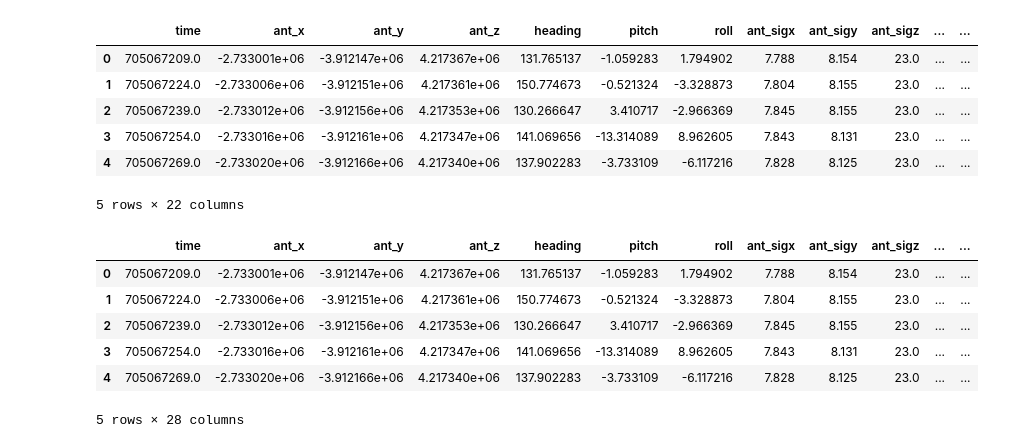
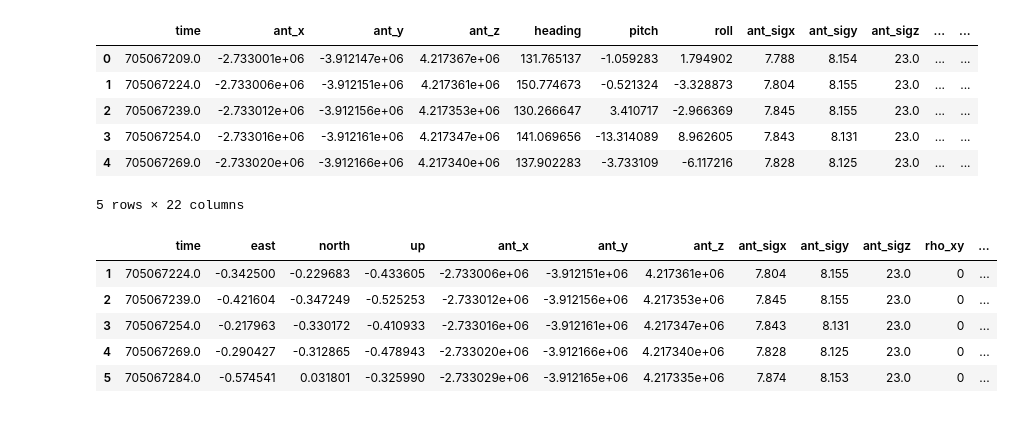
Before and after one commit to EarthScope/es_sfgtools, a Jupyter notebook: dev/notebooks/ncc1_demo.ipynb, the cells around one changed output. Saved outputs shown, nothing was run; the diff lists cells and outputs as text; code cells hidden in the pictures.

```diff
--- a/dev/notebooks/ncc1_demo.ipynb
+++ b/dev/notebooks/ncc1_demo.ipynb
@@ -208,15 +208,13 @@ shotdata.head()
 position_df_0 = shotdata[["pingTime", "east0", "north0", "up0","head0","pitch0","roll0","east_std0","north_std0","up_std0"]]
 position_df_1 = shotdata[["returnTime", "east1", "north1", "up1","head1","pitch1","roll1","east_std1","north_std1","up_std1"]]
 
-east_velocity_0 = position_df_0["east0"].diff() / position_df_0["pingTime"].diff()
-north_velocity_0 = position_df_0["north0"].diff() / position_df_0["pingTime"].diff()
-up_velocity_0 = position_df_0["up0"].diff() / position_df_0["pingTime"].diff()
+east_velocity_0 = position_df_0["east0"].diff() / position_df_0["pingTime"].apply(lambda x: x.timestamp()).diff()
+north_velocity_0 = position_df_0["north0"].diff() / position_df_0["pingTime"].apply(lambda x: x.timestamp()).diff()
+up_velocity_0 = position_df_0["up0"].diff() / position_df_0["pingTime"].apply(lambda x: x.timestamp()).diff()
 
-east_velocity_1 = position_df_1["east1"].diff() / position_df_1["returnTime"].diff()
-north_velocity_1 = position_df_1["north1"].diff() / position_df_1["returnTime"].diff()
-up_velocity_1 = position_df_1["up1"].diff() / position_df_1["returnTime"].diff()
-
-
+east_velocity_1 = position_df_1["east1"].diff() / position_df_1["returnTime"].apply(lambda x: x.timestamp()).diff()
+north_velocity_1 = position_df_1["north1"].diff() / position_df_1["returnTime"].apply(lambda x: x.timestamp()).diff()
+up_velocity_1 = position_df_1["up1"].diff() / position_df_1["returnTime"].apply(lambda x: x.timestamp()).diff()
 
 position_df_0 = position_df_0.rename(columns={"east0": "ant_x", "north0": "ant_y", "up0": "ant_z"})
 
@@ -269,14 +267,15 @@ position_df.head()
 | 3 | 705067254.0 | -2.733016e+06 | -3.912161e+06 | 4.217347e+06 | 141.069656 | -13.314089 | 8.962605 | 7.843 | 8.131 | 23.0 | ... | ... |
 | 4 | 705067269.0 | -2.733020e+06 | -3.912166e+06 | 4.217340e+06 | 137.902283 | -3.733109 | -6.117216 | 7.828 | 8.125 | 23.0 | ... | ... |
 5 rows × 22 columns
-# %%
-df_all = pd.concat([position_df, gps_df])
-df_all.head()
-# %% [output]
-|  | time | ant_x | ant_y | ant_z | heading | pitch | roll | ant_sigx | ant_sigy | ant_sigz | ... | ... |
-| 0 | 705067209.0 | -2.733001e+06 | -3.912147e+06 | 4.217367e+06 | 131.765137 | -1.059283 | 1.794902 | 7.788 | 8.154 | 23.0 | ... | ... |
-| 1 | 705067224.0 | -2.733006e+06 | -3.912151e+06 | 4.217361e+06 | 150.774673 | -0.521324 | -3.328873 | 7.804 | 8.155 | 23.0 | ... | ... |
-| 2 | 705067239.0 | -2.733012e+06 | -3.912156e+06 | 4.217353e+06 | 130.266647 | 3.410717 | -2.966369 | 7.845 | 8.155 | 23.0 | ... | ... |
-| 3 | 705067254.0 | -2.733016e+06 | -3.912161e+06 | 4.217347e+06 | 141.069656 | -13.314089 | 8.962605 | 7.843 | 8.131 | 23.0 | ... | ... |
-| 4 | 705067269.0 | -2.733020e+06 | -3.912166e+06 | 4.217340e+06 | 137.902283 | -3.733109 | -6.117216 | 7.828 | 8.125 | 23.0 | ... | ... |
-5 rows × 28 columns
+# %%
+df_all = pd.concat([position_df, gps_df])
+column_order = ['time', 'east', 'north', 'up','ant_x', 'ant_y', 'ant_z','ant_sigx', 'ant_sigy', 'ant_sigz','rho_xy', 'rho_xz', 'rho_yz','east_sig', 'north_sig', 'up_sig','v_sden', 'v_sdeu', 'v_sdnu']
+df_all = df_all[column_order].dropna()
+df_all.head()
+# %% [output]
+|  | time | east | north | up | ant_x | ant_y | ant_z | ant_sigx | ant_sigy | ant_sigz | rho_xy | ... |
+| 1 | 705067224.0 | -0.342500 | -0.229683 | -0.433605 | -2.733006e+06 | -3.912151e+06 | 4.217361e+06 | 7.804 | 8.155 | 23.0 | 0 | ... |
+| 2 | 705067239.0 | -0.421604 | -0.347249 | -0.525253 | -2.733012e+06 | -3.912156e+06 | 4.217353e+06 | 7.845 | 8.155 | 23.0 | 0 | ... |
+| 3 | 705067254.0 | -0.217963 | -0.330172 | -0.410933 | -2.733016e+06 | -3.912161e+06 | 4.217347e+06 | 7.843 | 8.131 | 23.0 | 0 | ... |
+| 4 | 705067269.0 | -0.290427 | -0.312865 | -0.478943 | -2.733020e+06 | -3.912166e+06 | 4.217340e+06 | 7.828 | 8.125 | 23.0 | 0 | ... |
+| 5 | 705067284.0 | -0.574541 | 0.031801 | -0.325990 | -2.733029e+06 | -3.912165e+06 | 4.217335e+06 | 7.874 | 8.153 | 23.0 | 0 | ... |
```
Also changed, not shown: parts of 4 cells of this notebook.
